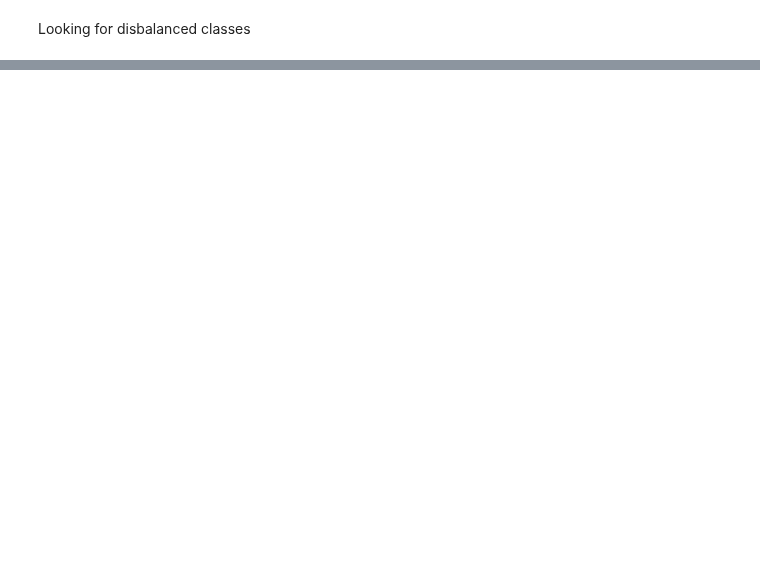
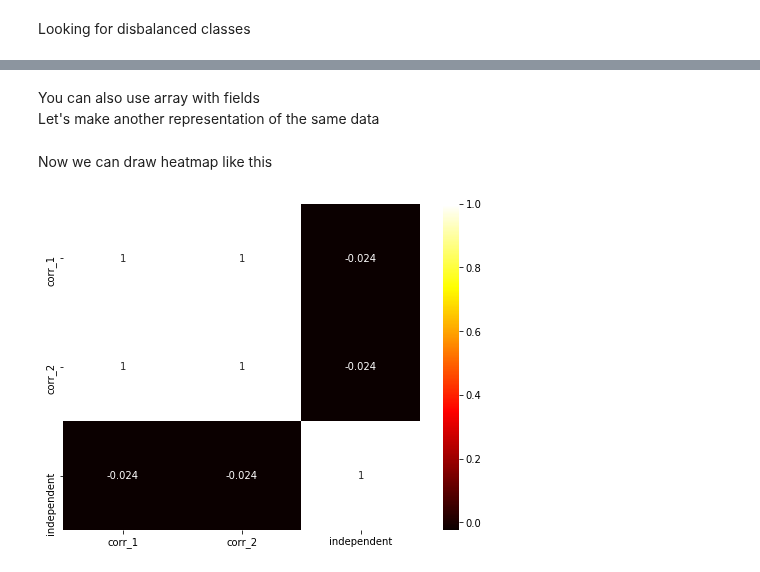
Before and after one commit to yandexdataschool/modelgym, a Jupyter notebook: example/guru_example.ipynb, the cells around one changed output, grey strips where cells are left out. Saved outputs shown, nothing was run; the diff lists cells and outputs as text; code cells hidden in the pictures; blank space fills up the shorter version.

Commit message:
add support of arrays with data-types containing fields

```diff
--- a/example/guru_example.ipynb
+++ b/example/guru_example.ipynb
@@ -72,0 +74,18 @@ defaultdict(list, {'too common': [3], 'too rare': [1]})
+# %% [markdown]
+You can also use array with fields
+Let's make another representation of the same data
+# %%
+named_X = np.zeros((n,), dtype=[('str', 'U25'),
+                                ('categorial', 'int'),
+                                ('sparse', float),
+                                ('corr_1', float),
+                                ('corr_2', float),
+                                ('independent', float)])
+for i, name in enumerate(named_X.dtype.names):
+    named_X[name] = X[:, i]
+# %% [markdown]
+Now we can draw heatmap like this
+# %%
+guru.draw_correlation_heatmap(named_X, ['corr_1', 'corr_2', 'independent'], figsize=(8, 6))
+# %% [output]
+[figure, added]
```
Also changed, not shown: parts of 4 cells of this notebook, 2 other files.
